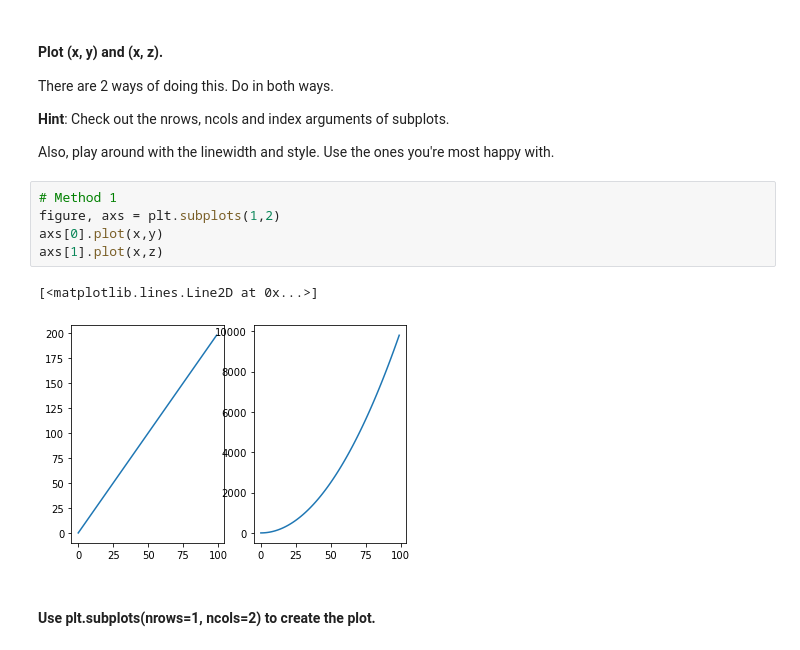
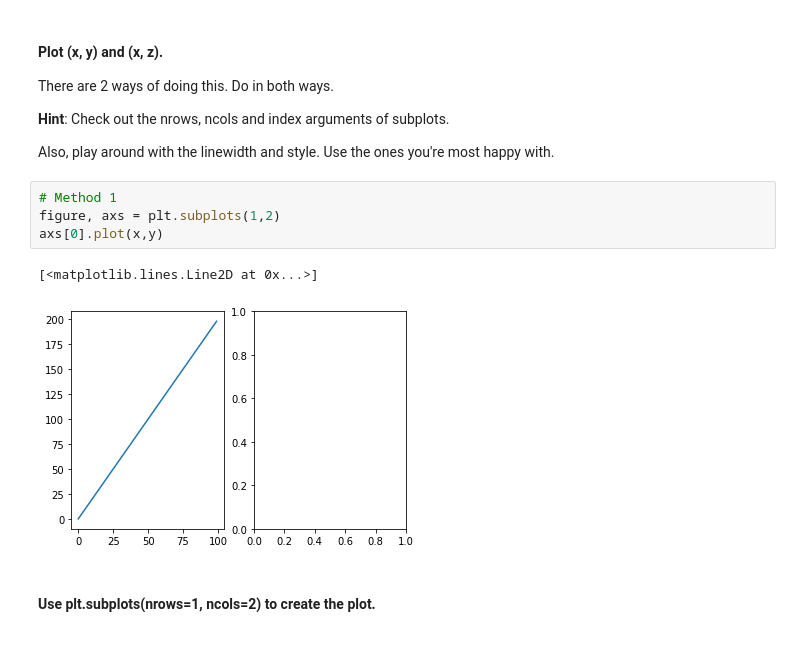
Before and after one commit to TitoGerva/dataptmad1121_labs, a Jupyter notebook: module-2/matplotlib-seaborn/your-code/[matplotlib-seaborn] Gervasio Feliciosi.ipynb, the cells around one changed output. Cells and saved outputs as stored; diff of their text form.

```diff
--- a/module-2/matplotlib-seaborn/your-code/[matplotlib-seaborn] Gervasio Feliciosi.ipynb
+++ b/module-2/matplotlib-seaborn/your-code/[matplotlib-seaborn] Gervasio Feliciosi.ipynb
@@ -26,11 +27,10 @@ Also, play around with the linewidth and style. Use the ones you're most happy w
 # %%
 # Method 1
 figure, axs = plt.subplots(1,2)
 axs[0].plot(x,y)
-axs[1].plot(x,z)
 # %% [output]
 [<matplotlib.lines.Line2D at 0x...>]
-[figure, old version]
+[figure, new version]
 # %% [markdown]
 #### Use plt.subplots(nrows=1, ncols=2) to create the plot.
 # %%
```
Also changed, not shown: parts of 3 cells of this notebook.
